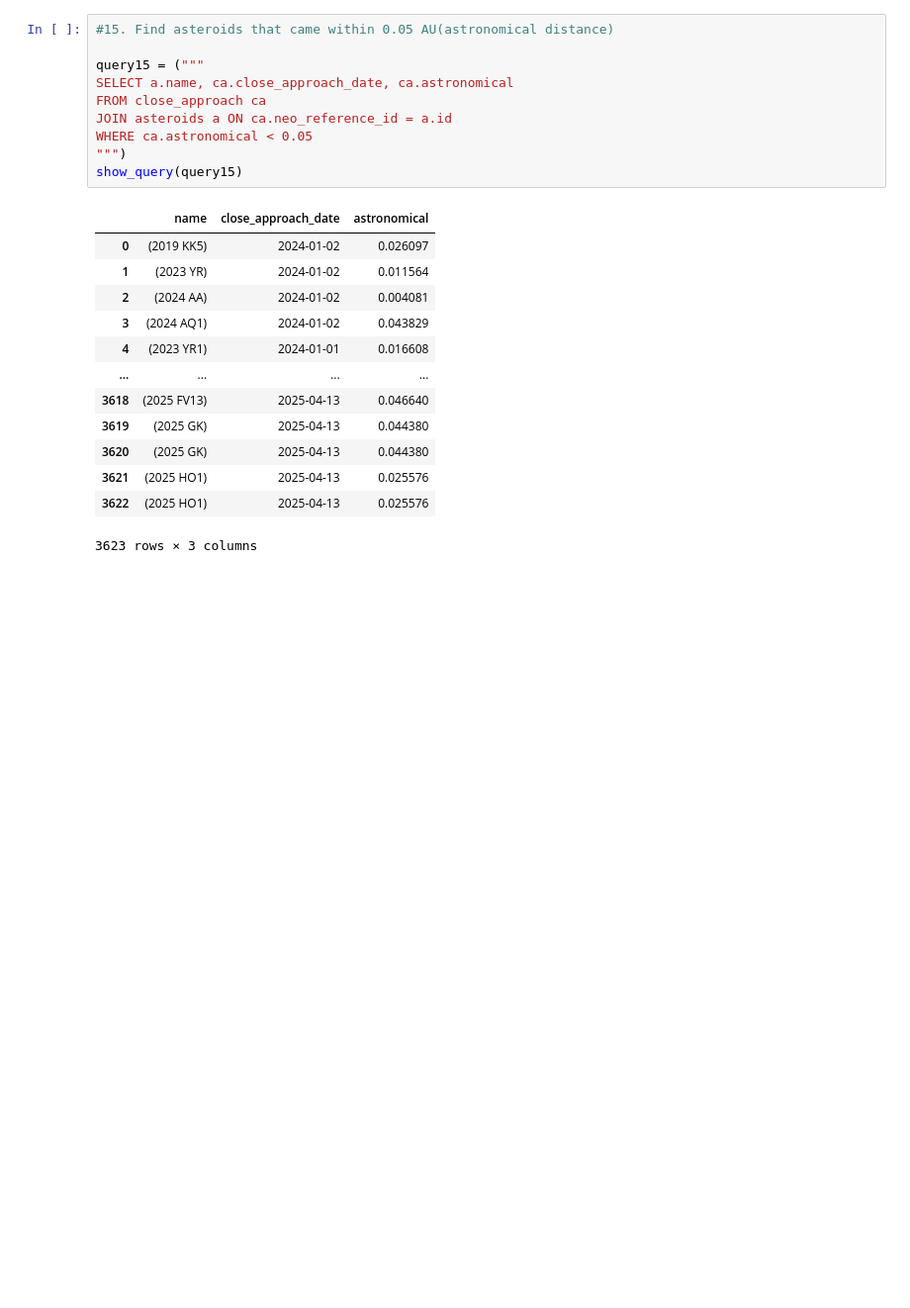
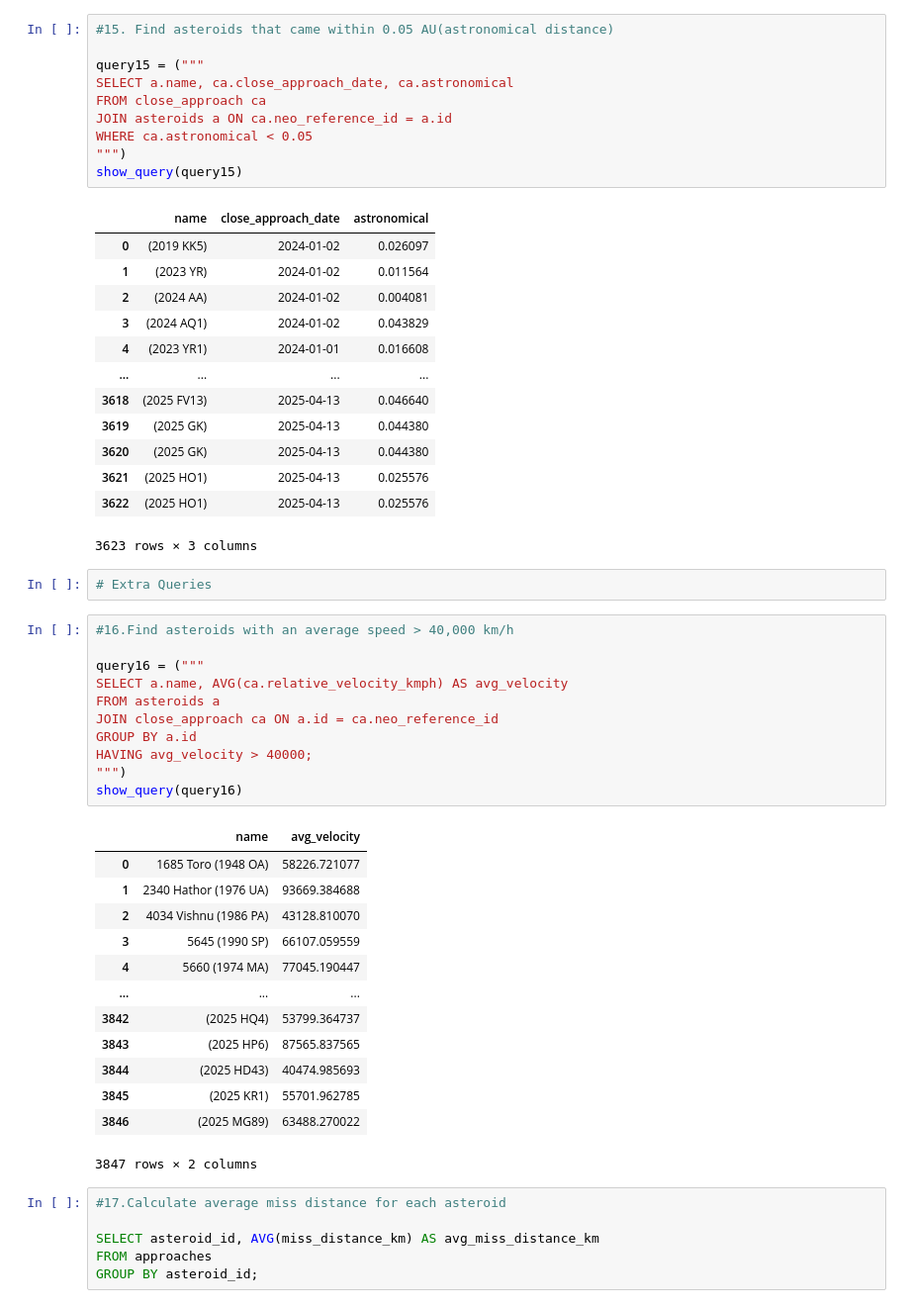
Before and after one commit to ArunK-ML/Project---NASA-Near-Earth-Object-NEO-Tracking-Insights, a Jupyter notebook: nasa_new.ipynb, the cells around one changed output. Shown at 99% size. Saved outputs shown, nothing was run; the diff lists cells and outputs as text; blank space fills up the shorter version.

```diff
--- a/nasa_new.ipynb
+++ b/nasa_new.ipynb
@@ -680,3 +680,36 @@ show_query(query15)
 | 3621 | (2025 HO1) | 2025-04-13 | 0.025576 |
 | 3622 | (2025 HO1) | 2025-04-13 | 0.025576 |
 3623 rows × 3 columns
+# %%
+# Extra Queries
+# %%
+#16.Find asteroids with an average speed > 40,000 km/h
+
+query16 = ("""
+SELECT a.name, AVG(ca.relative_velocity_kmph) AS avg_velocity
+FROM asteroids a
+JOIN close_approach ca ON a.id = ca.neo_reference_id
+GROUP BY a.id
+HAVING avg_velocity > 40000;
+""")
+show_query(query16)
+# %% [output]
+|  | name | avg_velocity |
+| 0 | 1685 Toro (1948 OA) | 58226.721077 |
+| 1 | 2340 Hathor (1976 UA) | 93669.384688 |
+| 2 | 4034 Vishnu (1986 PA) | 43128.810070 |
+| 3 | 5645 (1990 SP) | 66107.059559 |
+| 4 | 5660 (1974 MA) | 77045.190447 |
+| ... | ... | ... |
+| 3842 | (2025 HQ4) | 53799.364737 |
+| 3843 | (2025 HP6) | 87565.837565 |
+| 3844 | (2025 HD43) | 40474.985693 |
+| 3845 | (2025 KR1) | 55701.962785 |
+| 3846 | (2025 MG89) | 63488.270022 |
+3847 rows × 2 columns
+# %%
+#17.Calculate average miss distance for each asteroid
+
+SELECT asteroid_id, AVG(miss_distance_km) AS avg_miss_distance_km
+FROM approaches
+GROUP BY asteroid_id;
```
Also changed, not shown: parts of 13 cells of this notebook.
